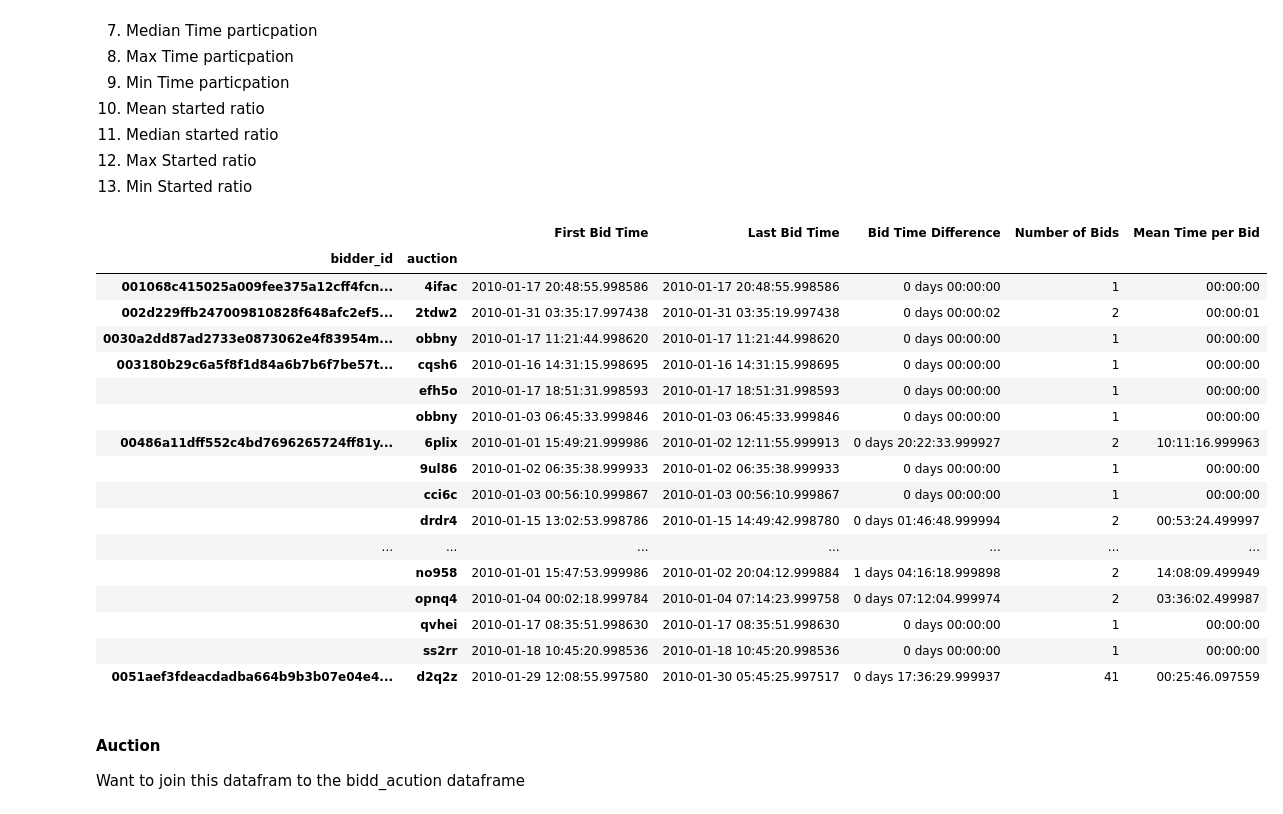
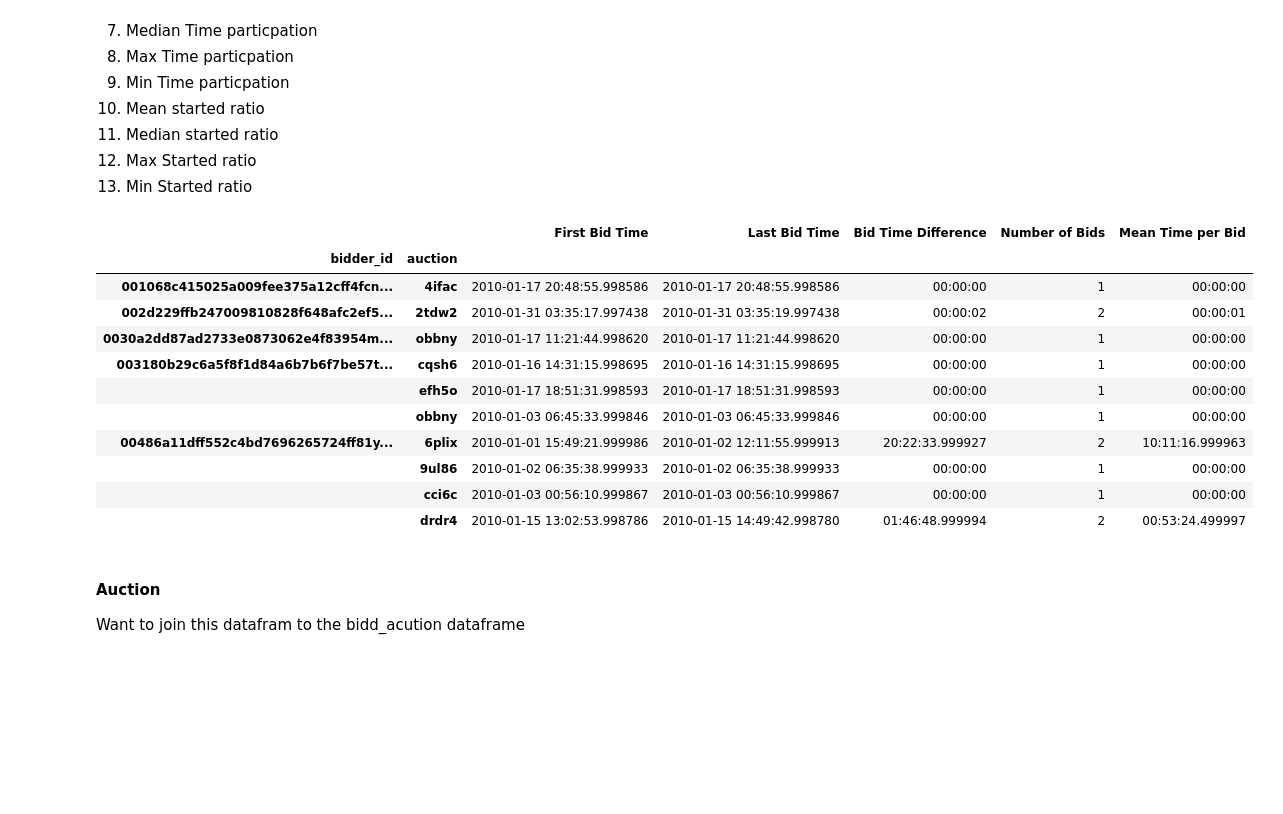
Before and after one commit to madderle/Human-or-Robot, a Jupyter notebook: src/Live Auction.ipynb, the cells around one changed output. Saved outputs shown, nothing was run; the diff lists cells and outputs as text; code cells hidden in the pictures; blank space fills up the shorter version.

```diff
--- a/src/Live Auction.ipynb
+++ b/src/Live Auction.ipynb
@@ -294,26 +296,20 @@ bidder_auction['Bid Time Difference'] = bidder_auction['Last Bid Time'] - bidder
 bidder_auction['Number of Bids'] = bids.groupby(['bidder_id','auction'])['time'].count().to_frame()
 bidder_auction['Mean Time per Bid'] = bidder_auction['Bid Time Difference']/bidder_auction['Number of Bids']
 # %%
-bidder_auction.head(20)
+bidder_auction.head(10)
 # %% [output]
 |  |  | First Bid Time | Last Bid Time | Bid Time Difference | Number of Bids | Mean Time per Bid |
 | bidder_id | auction |  |  |  |  |  |
-| 001068c415025a009fee375a12cff4fcn... | 4ifac | 2010-01-17 20:48:55.998586 | 2010-01-17 20:48:55.998586 | 0 days 00:00:00 | 1 | 00:00:00 |
-| 002d229ffb247009810828f648afc2ef5... | 2tdw2 | 2010-01-31 03:35:17.997438 | 2010-01-31 03:35:19.997438 | 0 days 00:00:02 | 2 | 00:00:01 |
-| 0030a2dd87ad2733e0873062e4f83954m... | obbny | 2010-01-17 11:21:44.998620 | 2010-01-17 11:21:44.998620 | 0 days 00:00:00 | 1 | 00:00:00 |
-| 003180b29c6a5f8f1d84a6b7b6f7be57t... | cqsh6 | 2010-01-16 14:31:15.998695 | 2010-01-16 14:31:15.998695 | 0 days 00:00:00 | 1 | 00:00:00 |
-|  | efh5o | 2010-01-17 18:51:31.998593 | 2010-01-17 18:51:31.998593 | 0 days 00:00:00 | 1 | 00:00:00 |
-|  | obbny | 2010-01-03 06:45:33.999846 | 2010-01-03 06:45:33.999846 | 0 days 00:00:00 | 1 | 00:00:00 |
-| 00486a11dff552c4bd7696265724ff81y... | 6plix | 2010-01-01 15:49:21.999986 | 2010-01-02 12:11:55.999913 | 0 days 20:22:33.999927 | 2 | 10:11:16.999963 |
-|  | 9ul86 | 2010-01-02 06:35:38.999933 | 2010-01-02 06:35:38.999933 | 0 days 00:00:00 | 1 | 00:00:00 |
-|  | cci6c | 2010-01-03 00:56:10.999867 | 2010-01-03 00:56:10.999867 | 0 days 00:00:00 | 1 | 00:00:00 |
-|  | drdr4 | 2010-01-15 13:02:53.998786 | 2010-01-15 14:49:42.998780 | 0 days 01:46:48.999994 | 2 | 00:53:24.499997 |
-| ... | ... | ... | ... | ... | ... | ... |
-|  | no958 | 2010-01-01 15:47:53.999986 | 2010-01-02 20:04:12.999884 | 1 days 04:16:18.999898 | 2 | 14:08:09.499949 |
-|  | opnq4 | 2010-01-04 00:02:18.999784 | 2010-01-04 07:14:23.999758 | 0 days 07:12:04.999974 | 2 | 03:36:02.499987 |
-|  | qvhei | 2010-01-17 08:35:51.998630 | 2010-01-17 08:35:51.998630 | 0 days 00:00:00 | 1 | 00:00:00 |
-|  | ss2rr | 2010-01-18 10:45:20.998536 | 2010-01-18 10:45:20.998536 | 0 days 00:00:00 | 1 | 00:00:00 |
-| 0051aef3fdeacdadba664b9b3b07e04e4... | d2q2z | 2010-01-29 12:08:55.997580 | 2010-01-30 05:45:25.997517 | 0 days 17:36:29.999937 | 41 | 00:25:46.097559 |
+| 001068c415025a009fee375a12cff4fcn... | 4ifac | 2010-01-17 20:48:55.998586 | 2010-01-17 20:48:55.998586 | 00:00:00 | 1 | 00:00:00 |
+| 002d229ffb247009810828f648afc2ef5... | 2tdw2 | 2010-01-31 03:35:17.997438 | 2010-01-31 03:35:19.997438 | 00:00:02 | 2 | 00:00:01 |
+| 0030a2dd87ad2733e0873062e4f83954m... | obbny | 2010-01-17 11:21:44.998620 | 2010-01-17 11:21:44.998620 | 00:00:00 | 1 | 00:00:00 |
+| 003180b29c6a5f8f1d84a6b7b6f7be57t... | cqsh6 | 2010-01-16 14:31:15.998695 | 2010-01-16 14:31:15.998695 | 00:00:00 | 1 | 00:00:00 |
+|  | efh5o | 2010-01-17 18:51:31.998593 | 2010-01-17 18:51:31.998593 | 00:00:00 | 1 | 00:00:00 |
+|  | obbny | 2010-01-03 06:45:33.999846 | 2010-01-03 06:45:33.999846 | 00:00:00 | 1 | 00:00:00 |
+| 00486a11dff552c4bd7696265724ff81y... | 6plix | 2010-01-01 15:49:21.999986 | 2010-01-02 12:11:55.999913 | 20:22:33.999927 | 2 | 10:11:16.999963 |
+|  | 9ul86 | 2010-01-02 06:35:38.999933 | 2010-01-02 06:35:38.999933 | 00:00:00 | 1 | 00:00:00 |
+|  | cci6c | 2010-01-03 00:56:10.999867 | 2010-01-03 00:56:10.999867 | 00:00:00 | 1 | 00:00:00 |
+|  | drdr4 | 2010-01-15 13:02:53.998786 | 2010-01-15 14:49:42.998780 | 01:46:48.999994 | 2 | 00:53:24.499997 |
 # %% [markdown]
 #### Auction
 
```
Also changed, not shown: parts of 18 cells of this notebook.
